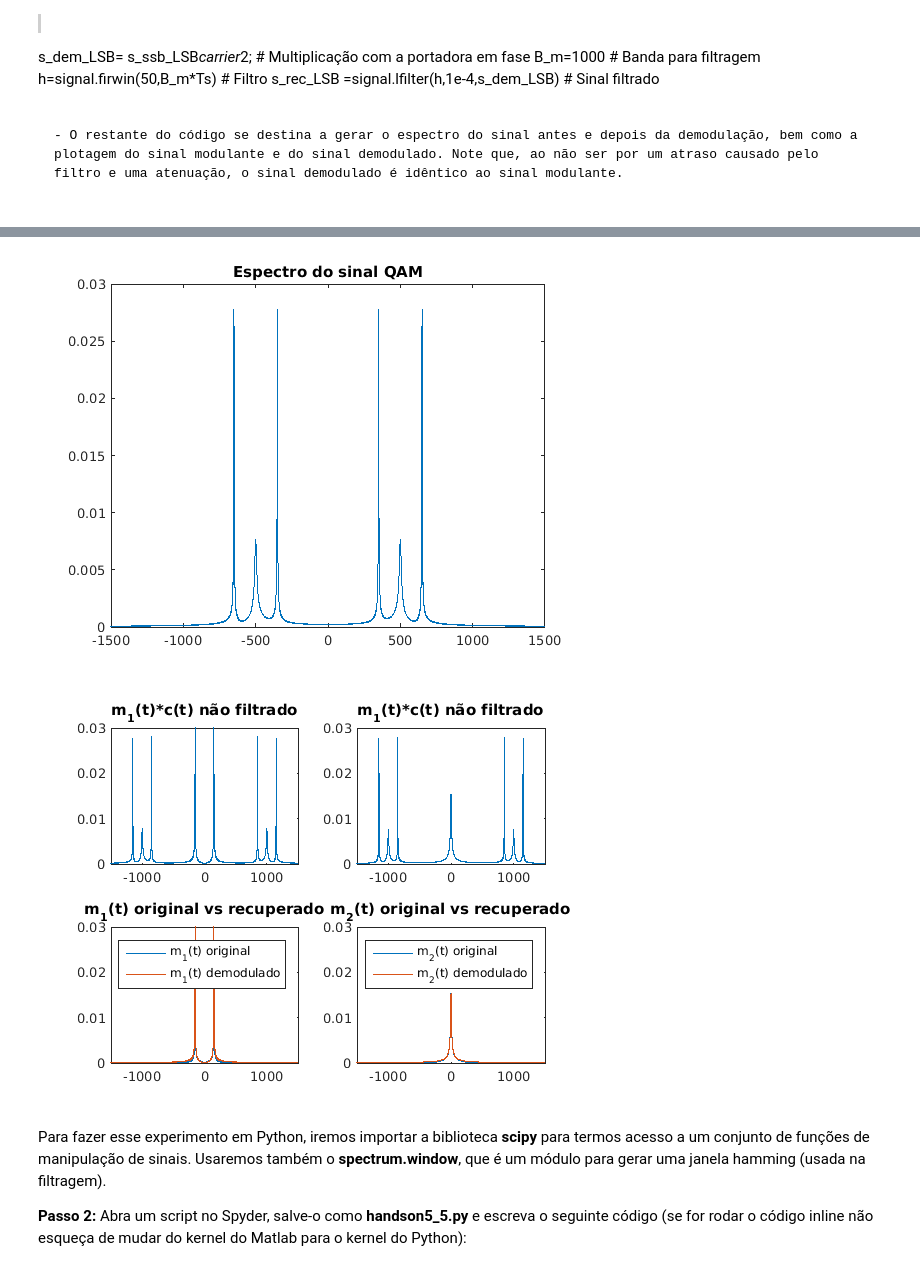
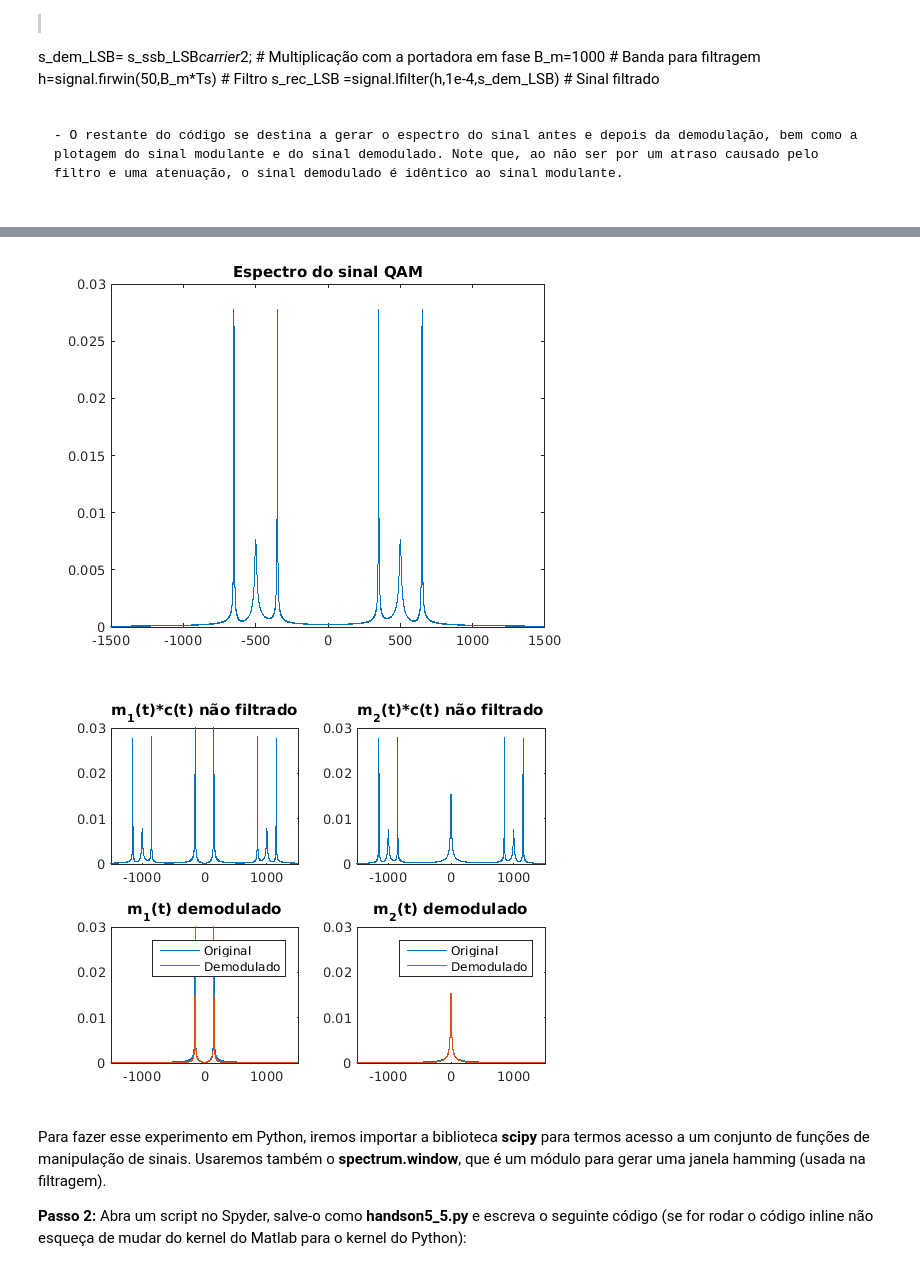
Before and after one commit to josemcast/DCO2004_LabPSC, a Jupyter notebook: h05.ipynb, the cells around one changed output, grey strips where cells are left out. Cells and saved outputs as stored; diff of their text form; code cells hidden in the pictures.

```diff
--- a/h05.ipynb
+++ b/h05.ipynb
@@ -1182,20 +1085,20 @@ subplot(2,2,3)
 plot(freqm,abs(M1))
 hold all;
 plot(freqm,abs(M1_rec))
-title('m_1(t) original vs recuperado')
+title('m_1(t) demodulado')
 legend('Original','Demodulado');
 axis([-1500 1500 0 0.03 ])
 % m2(t)*c(t) não filtrado
 subplot(2,2,2)
 plot(freqm,abs(M2_dem))
-title('m_1(t)*c(t) não filtrado')
+title('m_2(t)*c(t) não filtrado')
 axis([-1500 1500 0 0.03 ])
 % m2(t)*c(t) filtrado = m2(t) recuperado
 subplot(2,2,4)
 plot(freqm,abs(M2))
 hold all;
 plot(freqm,abs(M2_rec))
-title('m_2(t) original vs recuperado')
+title('m_2(t) demodulado')
 legend('Original','Demodulado');
 axis([-1500 1500 0 0.03 ])
 % Espectro QAM
@@ -1229,5 +1132,5 @@ axis([0 0.08 -1.2 1.2 ])
 [figure]
-[figure, old version]
+[figure, new version]
 # %% [markdown]
 Para fazer esse experimento em Python, iremos importar a biblioteca **scipy** para termos acesso a um conjunto de funções de manipulação de sinais. Usaremos também o **spectrum.window**, que é um módulo para gerar uma janela hamming (usada na filtragem).
 
```
Also changed, not shown: parts of 27 cells of this notebook, 3 other files.
